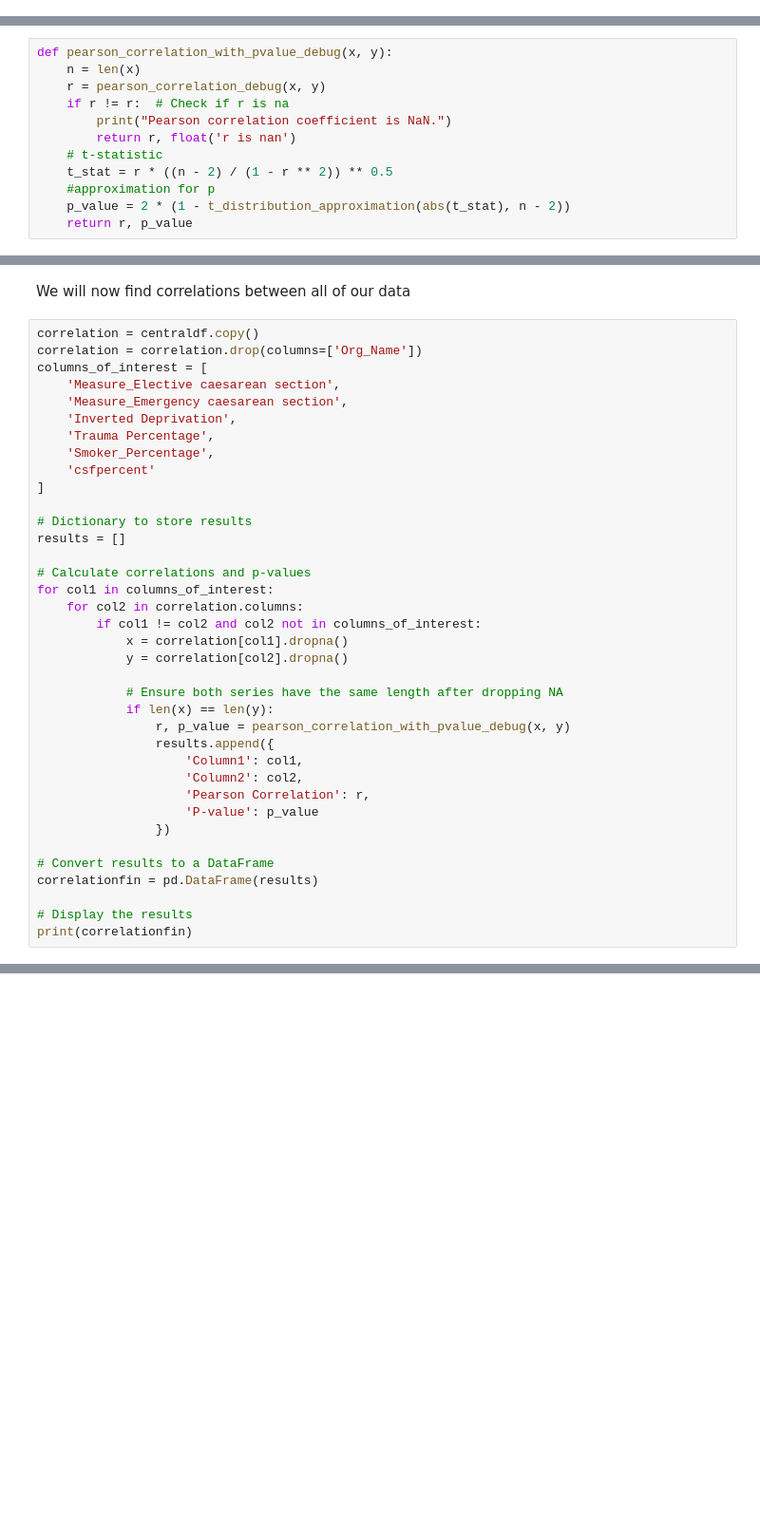
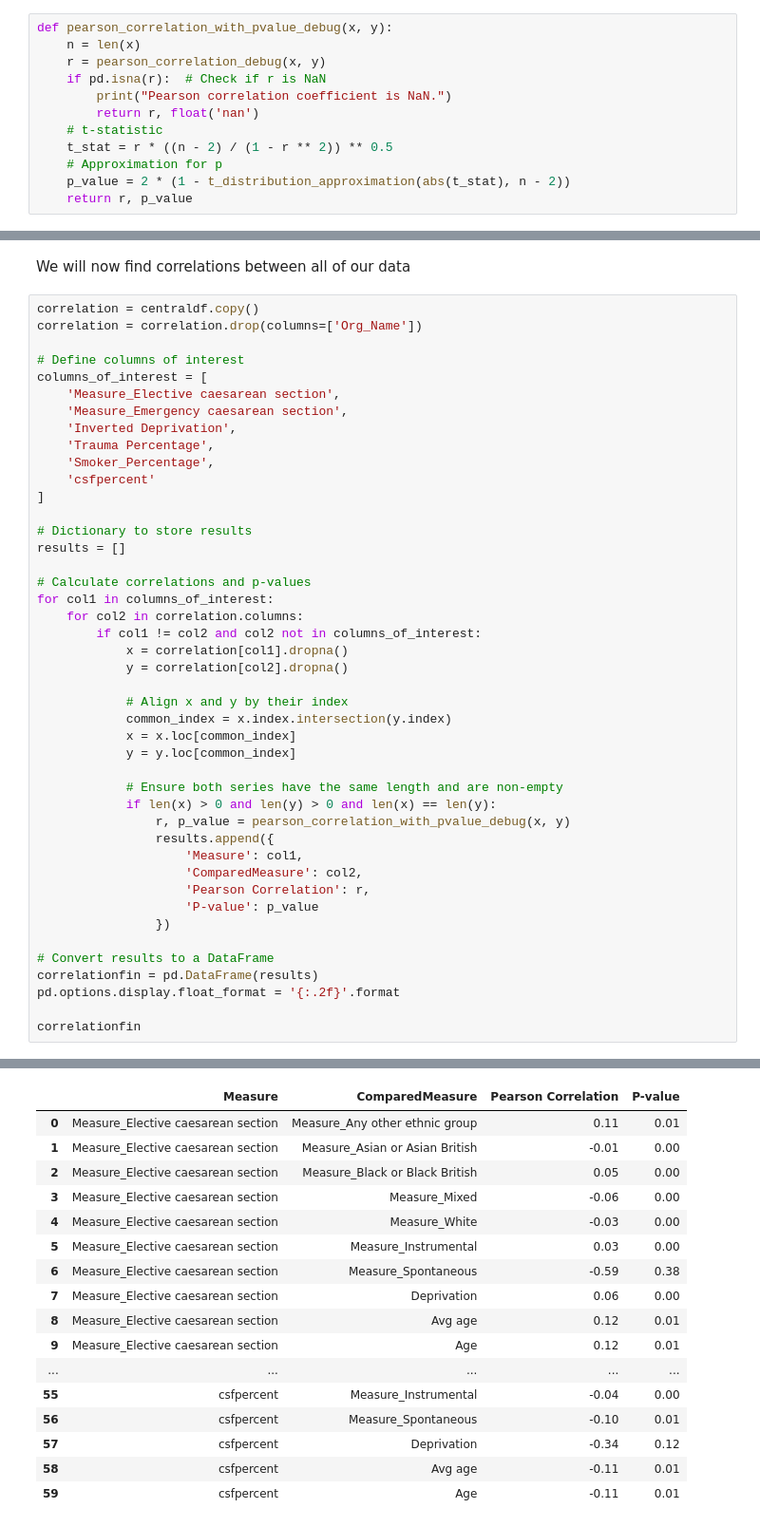
Before and after one commit to richardcornall/NHS-maternity-analysis, a Jupyter notebook: maternity analysis.ipynb, the cells around one changed output, grey strips where cells are left out. Shown at 95% size. Drawn from its saved outputs; the diff is of its cells as text; blank space fills up the shorter version.

```diff
--- a/maternity analysis.ipynb
+++ b/maternity analysis.ipynb
@@ -65,3 +96,15 @@ df.head()
+# %%
+def pearson_correlation_with_pvalue_debug(x, y):
+    n = len(x)
+    r = pearson_correlation_debug(x, y)
+    if pd.isna(r):  # Check if r is NaN
+        print("Pearson correlation coefficient is NaN.")
+        return r, float('nan')
+    # t-statistic
+    t_stat = r * ((n - 2) / (1 - r ** 2)) ** 0.5
+    # Approximation for p
+    p_value = 2 * (1 - t_distribution_approximation(abs(t_stat), n - 2))
+    return r, p_value
 # %%
 #Filters dftrusts to only show NHS trusts, removing counties ect.
 dftrusts = df[df['Org_Name'].str.contains('trust', case=False, na=False)]
@@ -403,15 +421,3 @@ def t_distribution_approximation(t, df):
-# %%
-def pearson_correlation_with_pvalue_debug(x, y):
-    n = len(x)
-    r = pearson_correlation_debug(x, y)
-    if r != r:  # Check if r is na
-        print("Pearson correlation coefficient is NaN.")
-        return r, float('r is nan')
-    # t-statistic
-    t_stat = r * ((n - 2) / (1 - r ** 2)) ** 0.5
-    #approximation for p
-    p_value = 2 * (1 - t_distribution_approximation(abs(t_stat), n - 2))
-    return r, p_value
 # %%
 final_df = final_df.dropna(subset=['Trauma Percentage'])
 x = final_df['Deprivation'].tolist()
@@ -907,6 +911,8 @@ We will now find correlations between all of our data
 # %%
 correlation = centraldf.copy()
 correlation = correlation.drop(columns=['Org_Name'])
+
+# Define columns of interest
 columns_of_interest = [
     'Measure_Elective caesarean section',
     'Measure_Emergency caesarean section',
@@ -926,19 +932,24 @@ for col1 in columns_of_interest:
             x = correlation[col1].dropna()
             y = correlation[col2].dropna()
 
-            # Ensure both series have the same length after dropping NA
-            if len(x) == len(y):
+            # Align x and y by their index
+            common_index = x.index.intersection(y.index)
+            x = x.loc[common_index]
+            y = y.loc[common_index]
+
+            # Ensure both series have the same length and are non-empty
+            if len(x) > 0 and len(y) > 0 and len(x) == len(y):
                 r, p_value = pearson_correlation_with_pvalue_debug(x, y)
                 results.append({
-                    'Column1': col1,
-                    'Column2': col2,
+                    'Measure': col1,
+                    'ComparedMeasure': col2,
                     'Pearson Correlation': r,
                     'P-value': p_value
                 })
 
 # Convert results to a DataFrame
 correlationfin = pd.DataFrame(results)
+pd.options.display.float_format = '{:.2f}'.format
 
-# Display the results
-print(correlationfin)
+correlationfin
 # %% [output]
@@ -945,0 +973,17 @@ KeyError: 0
+|  | Measure | ComparedMeasure | Pearson Correlation | P-value |
+| 0 | Measure_Elective caesarean section | Measure_Any other ethnic group | 0.11 | 0.01 |
+| 1 | Measure_Elective caesarean section | Measure_Asian or Asian British | -0.01 | 0.00 |
+| 2 | Measure_Elective caesarean section | Measure_Black or Black British | 0.05 | 0.00 |
+| 3 | Measure_Elective caesarean section | Measure_Mixed | -0.06 | 0.00 |
+| 4 | Measure_Elective caesarean section | Measure_White | -0.03 | 0.00 |
+| 5 | Measure_Elective caesarean section | Measure_Instrumental | 0.03 | 0.00 |
+| 6 | Measure_Elective caesarean section | Measure_Spontaneous | -0.59 | 0.38 |
+| 7 | Measure_Elective caesarean section | Deprivation | 0.06 | 0.00 |
+| 8 | Measure_Elective caesarean section | Avg age | 0.12 | 0.01 |
+| 9 | Measure_Elective caesarean section | Age | 0.12 | 0.01 |
+| ... | ... | ... | ... | ... |
+| 55 | csfpercent | Measure_Instrumental | -0.04 | 0.00 |
+| 56 | csfpercent | Measure_Spontaneous | -0.10 | 0.01 |
+| 57 | csfpercent | Deprivation | -0.34 | 0.12 |
+| 58 | csfpercent | Avg age | -0.11 | 0.01 |
+| 59 | csfpercent | Age | -0.11 | 0.01 |
```
Also changed, not shown: parts of 15 cells of this notebook.
